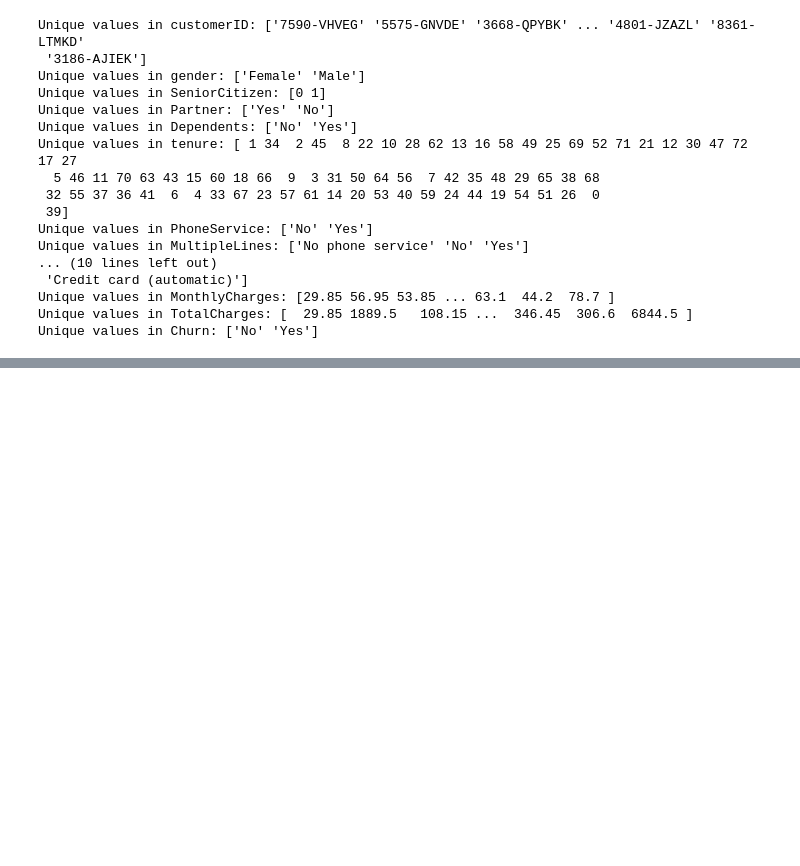
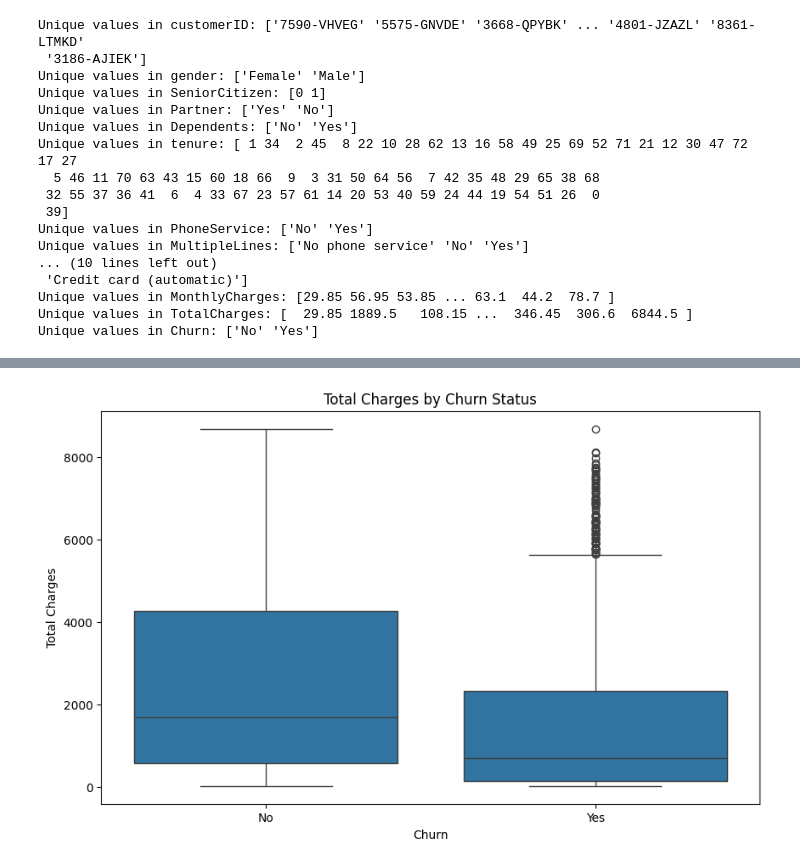
Before and after one commit to ImAleexDz/churn-preditction, a Jupyter notebook: churn-project.ipynb, the cells around one changed output, grey strips where cells are left out. Drawn from its saved outputs; the diff is of its cells as text; code cells hidden in the pictures; blank space fills up the shorter version.

Commit message:
evaluate models and clenaing data part 1

```diff
--- a/churn-project.ipynb
+++ b/churn-project.ipynb
@@ -173,0 +212,10 @@ Unique values in Churn: ['No' 'Yes']
+# %%
+#Distribution of total charges by churn
+plt.figure(figsize=(10, 6))
+sns.boxplot(x='Churn', y='TotalCharges', data=df)
+plt.title('Total Charges by Churn Status')
+plt.xlabel('Churn')
+plt.ylabel('Total Charges')
+plt.show()
+# %% [output]
+[figure, added]
```
Also changed, not shown: parts of 22 cells of this notebook.
